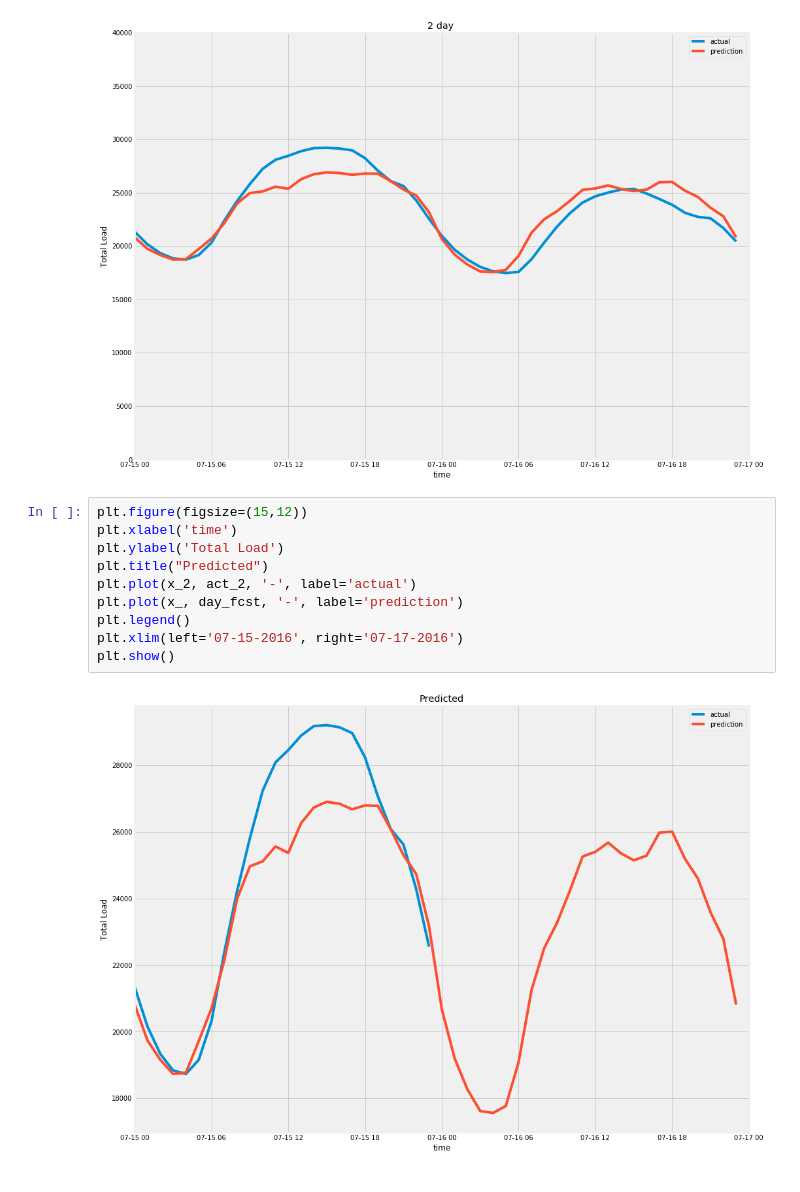
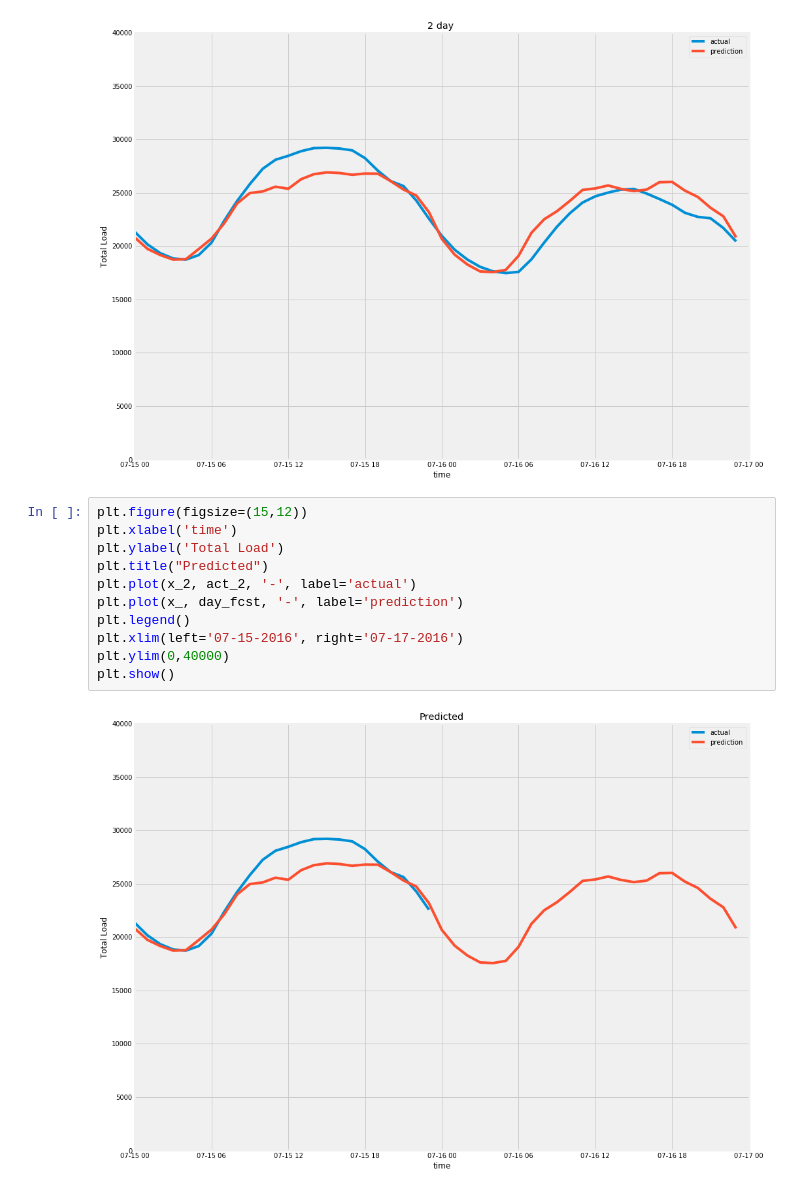
Before and after one commit to dmart49/nyiso_project, a Jupyter notebook: xgboost_final.ipynb, the cells around one changed output. Saved outputs shown, nothing was run; the diff lists cells and outputs as text.

Commit message:
fixed day ahead graph

```diff
--- a/xgboost_final.ipynb
+++ b/xgboost_final.ipynb
@@ -345,12 +345,13 @@ plt.show()
 # %%
 plt.figure(figsize=(15,12))
 plt.xlabel('time')
 plt.ylabel('Total Load')
 plt.title("Predicted")
 plt.plot(x_2, act_2, '-', label='actual')
 plt.plot(x_, day_fcst, '-', label='prediction')
 plt.legend()
 plt.xlim(left='07-15-2016', right='07-17-2016')
+plt.ylim(0,40000)
 plt.show()
 # %% [output]
-[figure, old version]
+[figure, new version]
```
